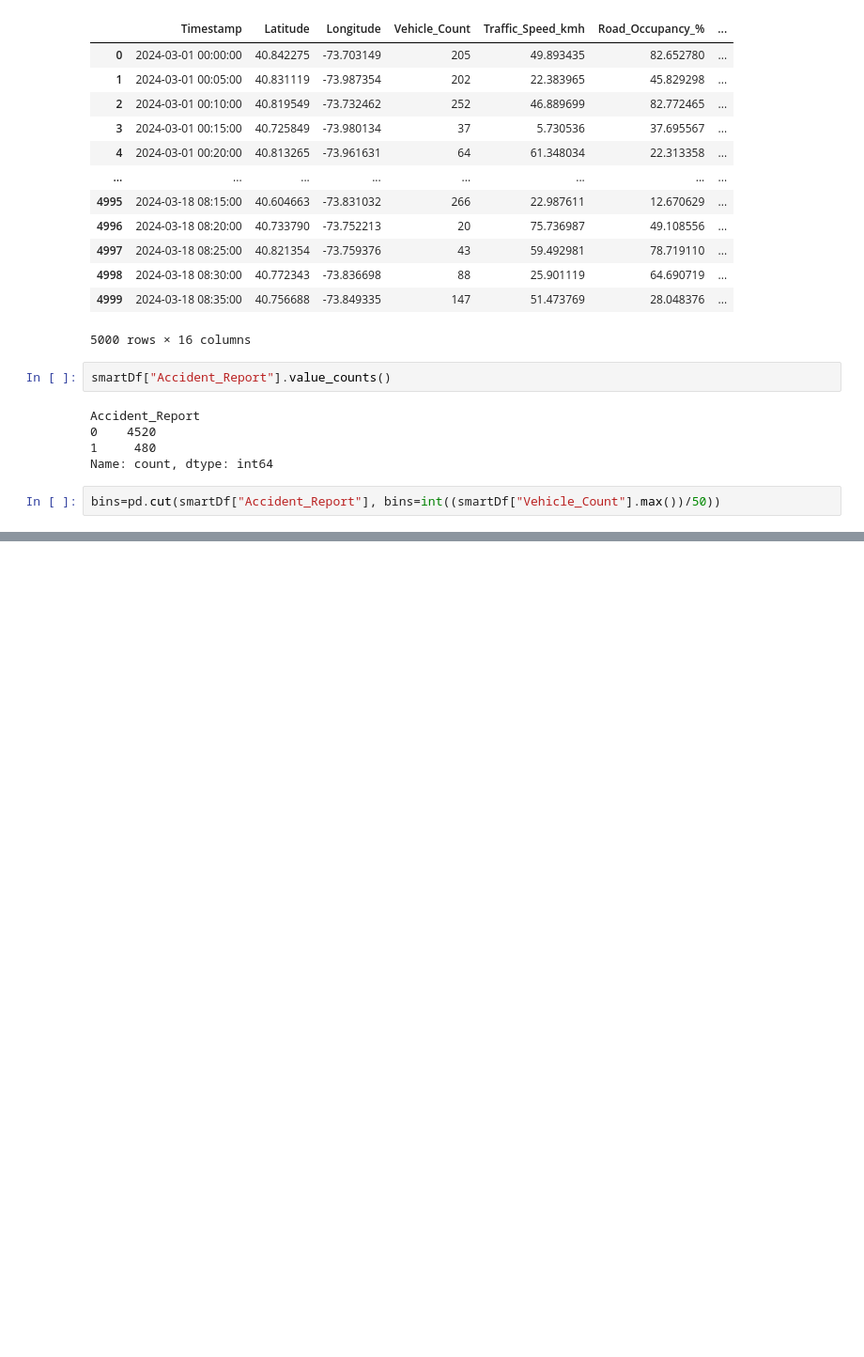
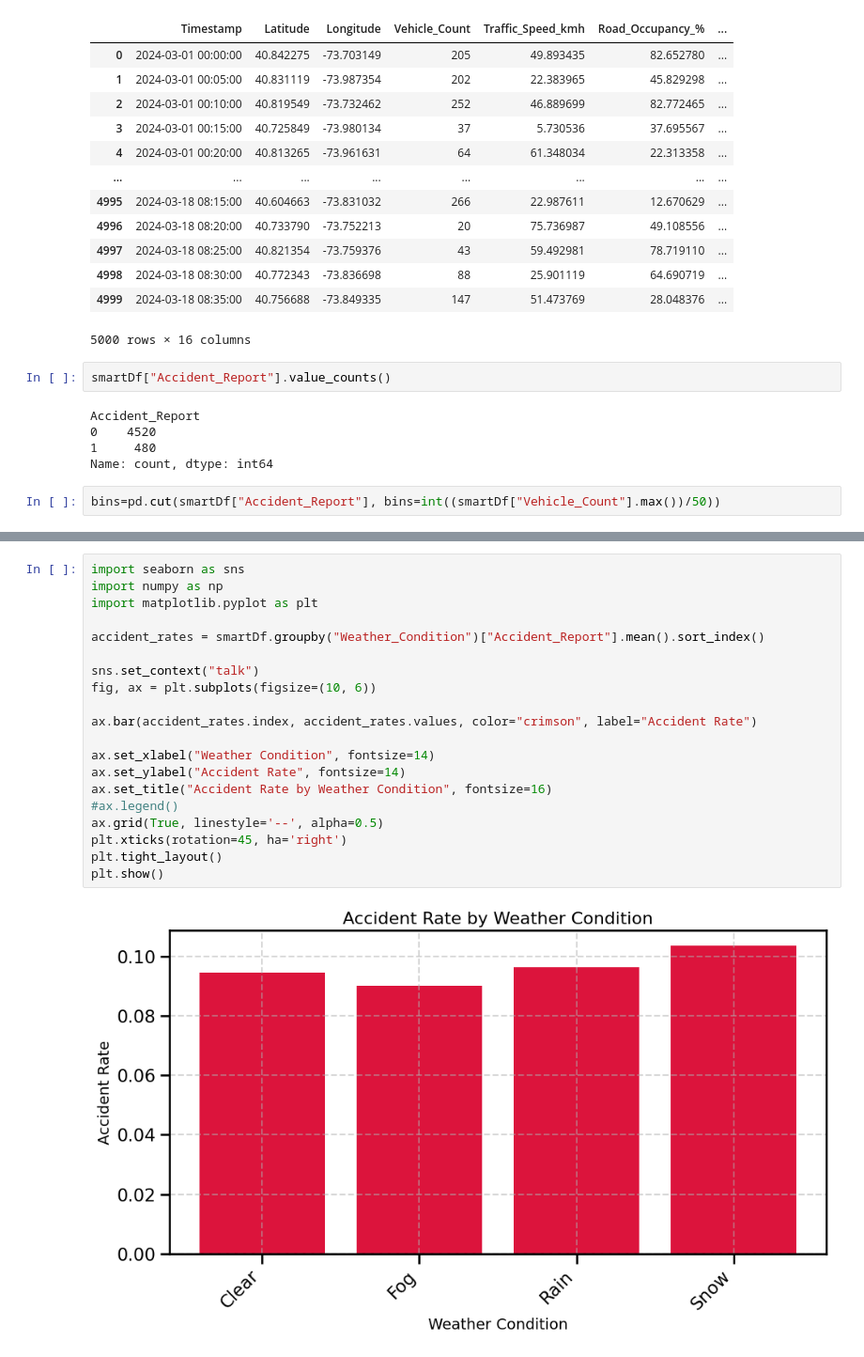
Before and after one commit to KaarenTenson/AccidentModel, a Jupyter notebook: DataProcessing.ipynb, the cells around one changed output, grey strips where cells are left out. Shown at 94% size. Saved outputs shown, nothing was run; the diff lists cells and outputs as text; blank space fills up the shorter version.

```diff
--- a/DataProcessing.ipynb
+++ b/DataProcessing.ipynb
@@ -108,0 +143,22 @@ TypeError: _AxesBase.add_line() got an unexpected keyword argument 'label'
+# %%
+import seaborn as sns
+import numpy as np
+import matplotlib.pyplot as plt
+
+accident_rates = smartDf.groupby("Weather_Condition")["Accident_Report"].mean().sort_index()
+
+sns.set_context("talk")
+fig, ax = plt.subplots(figsize=(10, 6))
+
+ax.bar(accident_rates.index, accident_rates.values, color="crimson", label="Accident Rate")
+
+ax.set_xlabel("Weather Condition", fontsize=14)
+ax.set_ylabel("Accident Rate", fontsize=14)
+ax.set_title("Accident Rate by Weather Condition", fontsize=16)
+#ax.legend()
+ax.grid(True, linestyle='--', alpha=0.5)
+plt.xticks(rotation=45, ha='right')
+plt.tight_layout()
+plt.show()
+# %% [output]
+[figure, added]
```
Also changed, not shown: parts of 3 cells of this notebook, 1 other file.
